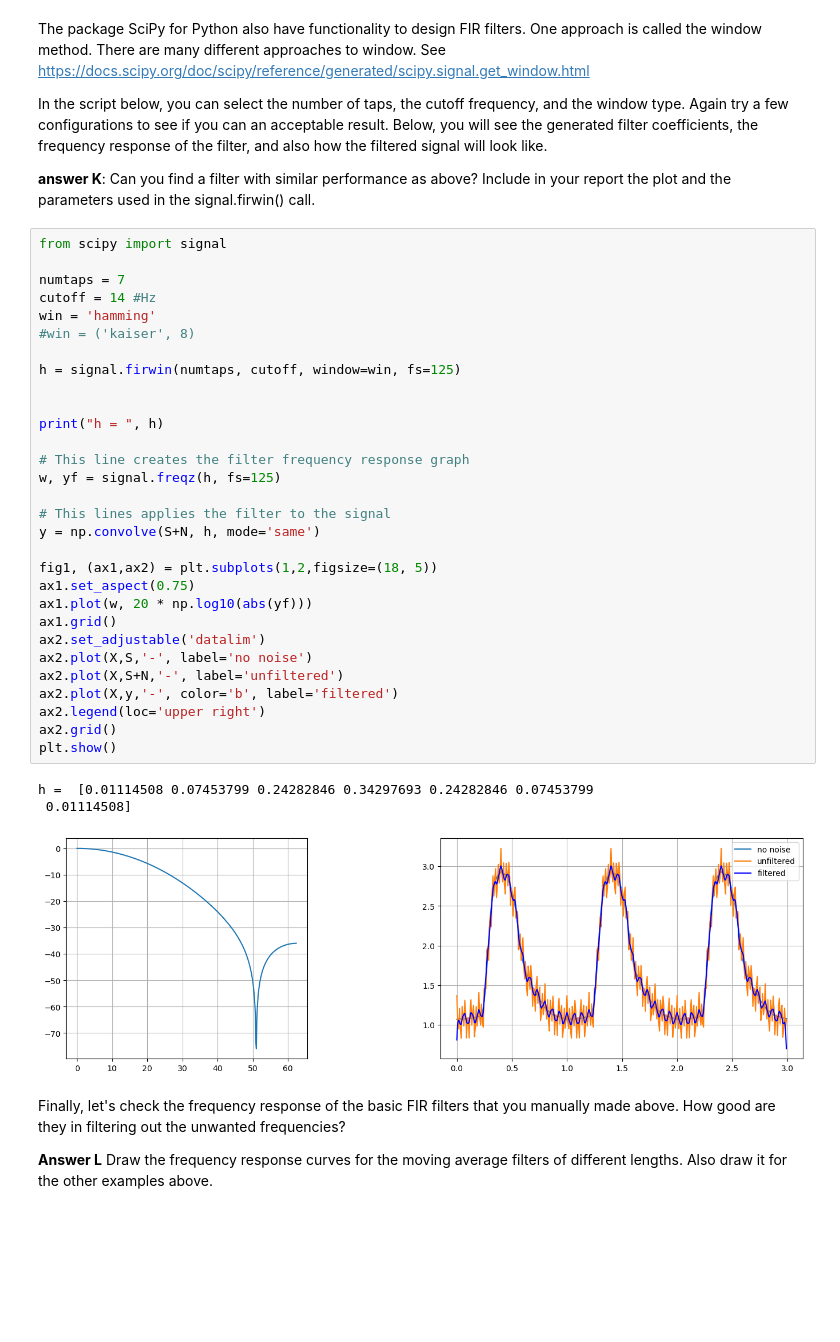
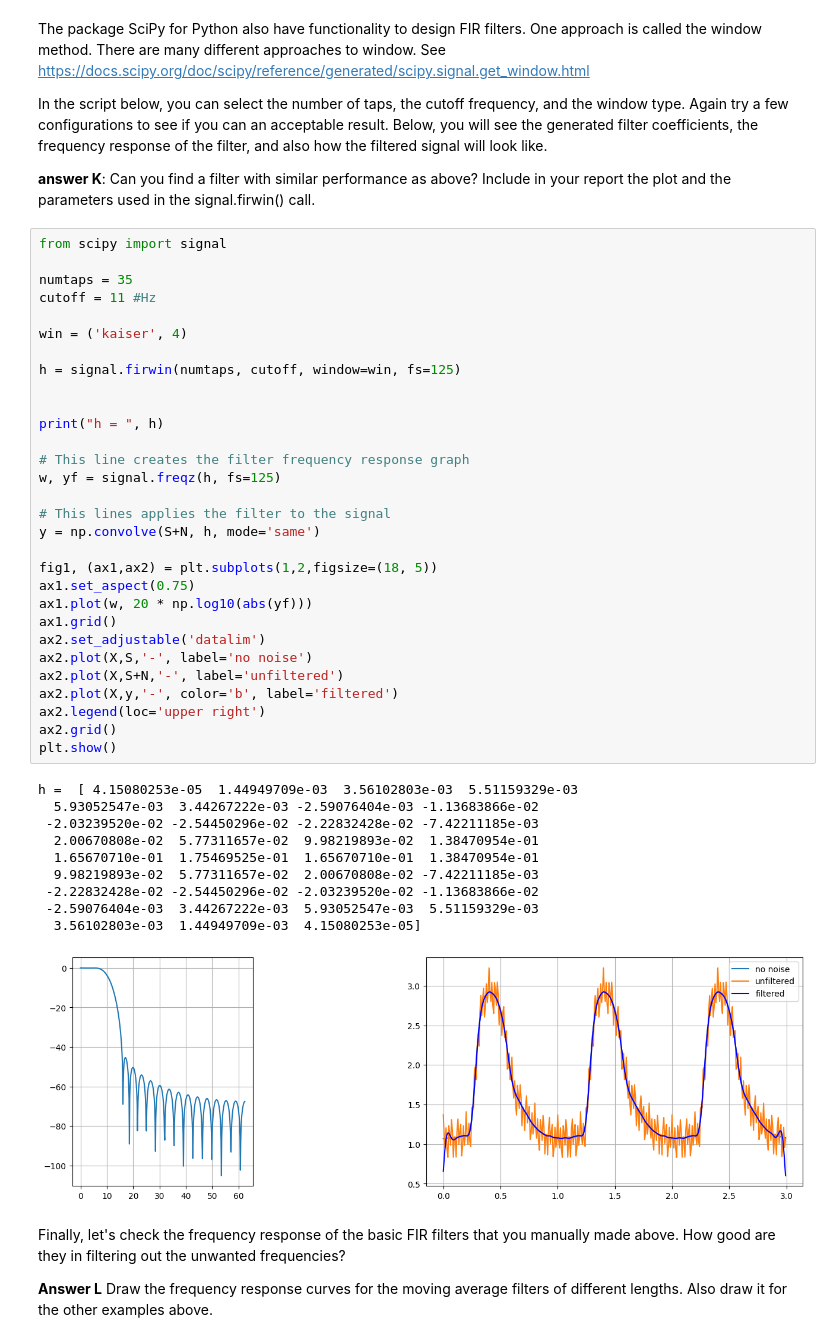
Before and after one commit to katrineristo-tech/katrine-repo, a Jupyter notebook: LPFilter.ipynb, the cells around one changed output. Drawn from its saved outputs; the diff is of its cells as text; blank space fills up the shorter version.

```diff
--- a/LPFilter.ipynb
+++ b/LPFilter.ipynb
@@ -322,37 +323,44 @@ In the script below, you can select the number of taps, the cutoff frequency, an
 # %%
 from scipy import signal
 
-numtaps = 7
-cutoff = 14 #Hz
-win = 'hamming'
-#win = ('kaiser', 8)
+numtaps = 35
+cutoff = 11 #Hz
+
+win = ('kaiser', 4)
 
 h = signal.firwin(numtaps, cutoff, window=win, fs=125)
 
 
 print("h = ", h)
 
 # This line creates the filter frequency response graph
 w, yf = signal.freqz(h, fs=125)
 
 # This lines applies the filter to the signal
 y = np.convolve(S+N, h, mode='same')
 
 fig1, (ax1,ax2) = plt.subplots(1,2,figsize=(18, 5))
 ax1.set_aspect(0.75)
 ax1.plot(w, 20 * np.log10(abs(yf)))
 ax1.grid()
 ax2.set_adjustable('datalim')
 ax2.plot(X,S,'-', label='no noise')
 ax2.plot(X,S+N,'-', label='unfiltered')
 ax2.plot(X,y,'-', color='b', label='filtered')
 ax2.legend(loc='upper right')
 ax2.grid()
 plt.show()
 # %% [output]
-h =  [0.01114508 0.07453799 0.24282846 0.34297693 0.24282846 0.07453799
- 0.01114508]
+h =  [ 4.15080253e-05  1.44949709e-03  3.56102803e-03  5.51159329e-03
+  5.93052547e-03  3.44267222e-03 -2.59076404e-03 -1.13683866e-02
+ -2.03239520e-02 -2.54450296e-02 -2.22832428e-02 -7.42211185e-03
+  2.00670808e-02  5.77311657e-02  9.98219893e-02  1.38470954e-01
+  1.65670710e-01  1.75469525e-01  1.65670710e-01  1.38470954e-01
+  9.98219893e-02  5.77311657e-02  2.00670808e-02 -7.42211185e-03
+ -2.22832428e-02 -2.54450296e-02 -2.03239520e-02 -1.13683866e-02
+ -2.59076404e-03  3.44267222e-03  5.93052547e-03  5.51159329e-03
+  3.56102803e-03  1.44949709e-03  4.15080253e-05]
-[figure, old version]
+[figure, new version]
 # %% [markdown]
 Finally, let's check the frequency response of the basic FIR filters that you manually made above. How good are they in filtering out the unwanted frequencies?
 
```
Also changed, not shown: parts of 1 cell of this notebook.
